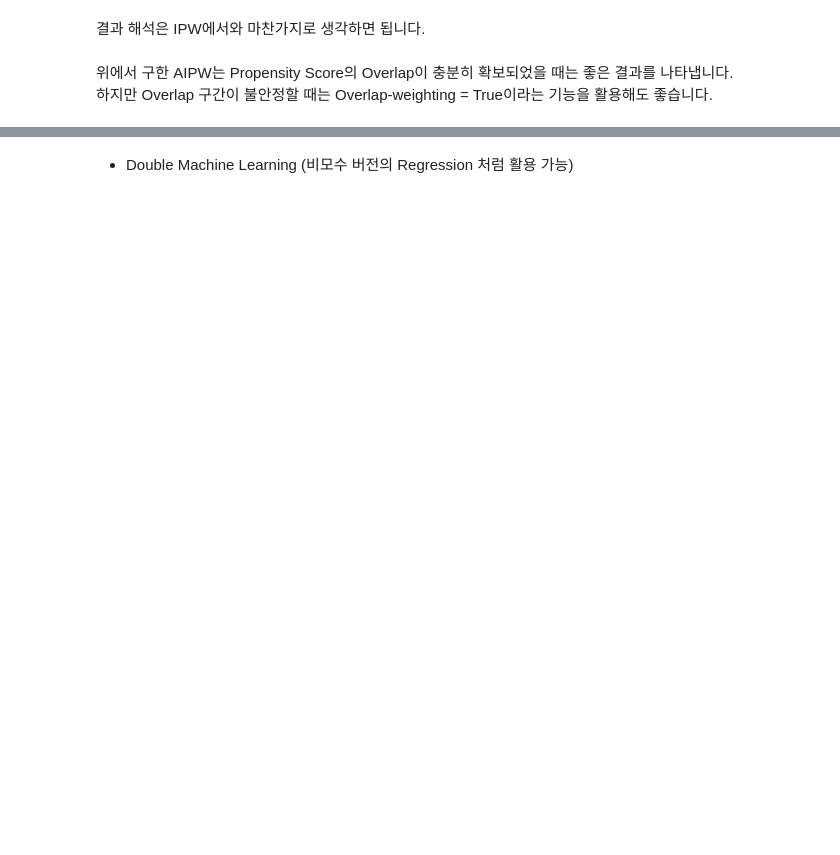
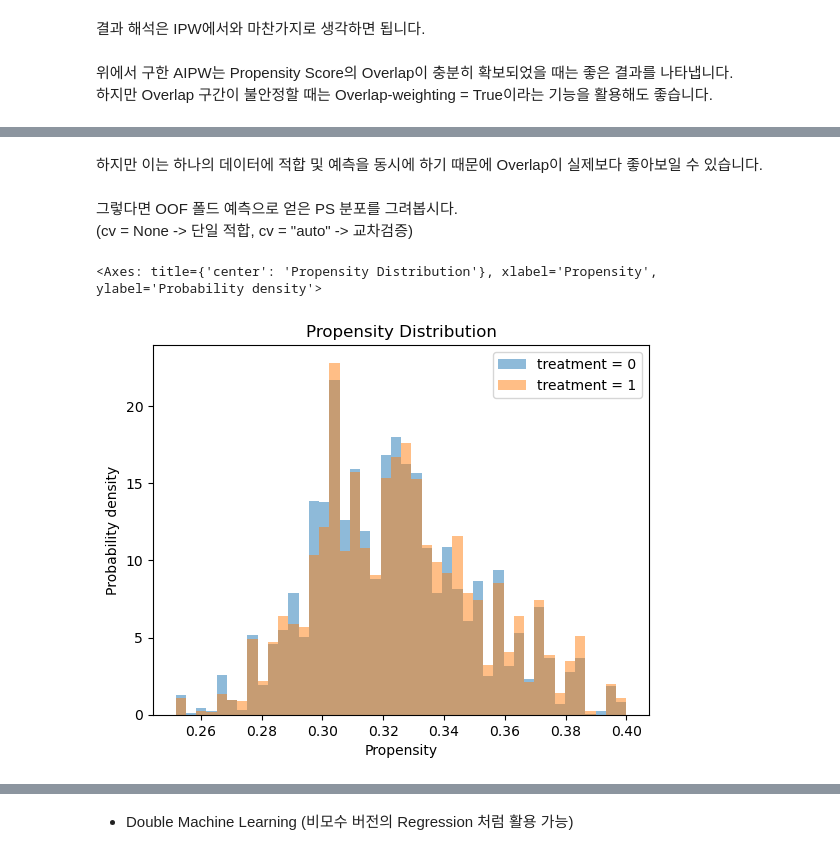
Before and after one commit to MinSeok1o28/awesome-causal-inference-python, a Jupyter notebook: book/ate/propensity_score_and_dml.ipynb, the cells around one changed output, grey strips where cells are left out. Cells and saved outputs as stored; diff of their text form; code cells hidden in the pictures; blank space fills up the shorter version.

```diff
--- a/book/ate/propensity_score_and_dml.ipynb
+++ b/book/ate/propensity_score_and_dml.ipynb
@@ -217,0 +253,11 @@ df1.head()
+# %% [markdown]
+하지만 이는 하나의 데이터에 적합 및 예측을 동시에 하기 때문에 Overlap이 실제보다 좋아보일 수 있습니다.
+# %% [markdown]
+그렇다면 OOF 폴드 예측으로 얻은 PS 분포를 그려봅시다.
+(cv = None -> 단일 적합, cv = "auto" -> 교차검증)
+# %%
+res = evaluate(weight_model, X, T, Y, cv="auto")
+res.plot_weight_distribution(phase="valid", reflect=False, norm_hist=True)
+# %% [output]
+<Axes: title={'center': 'Propensity Distribution'}, xlabel='Propensity', ylabel='Probability density'>
+[figure, added]
```
Also changed, not shown: parts of 35 cells of this notebook, 1 other file.
